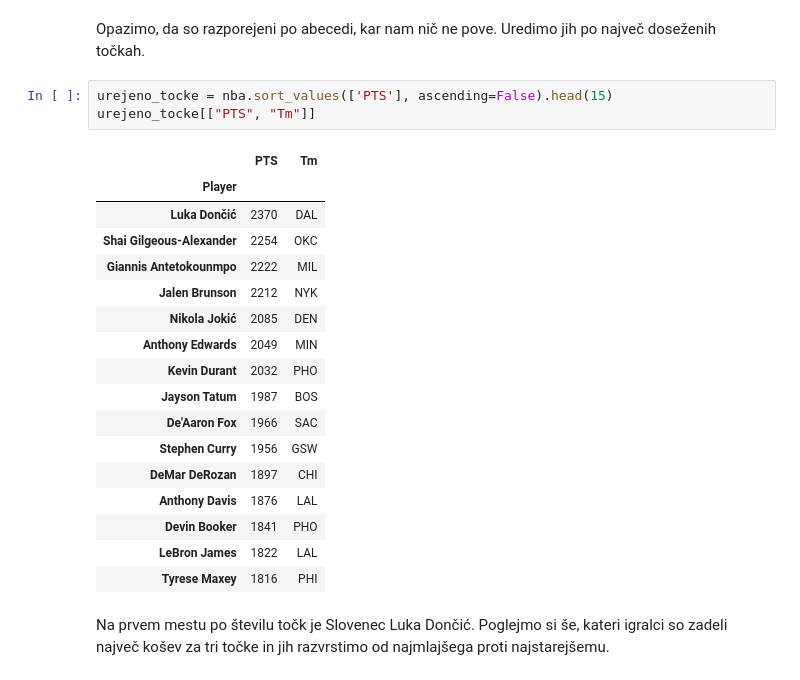
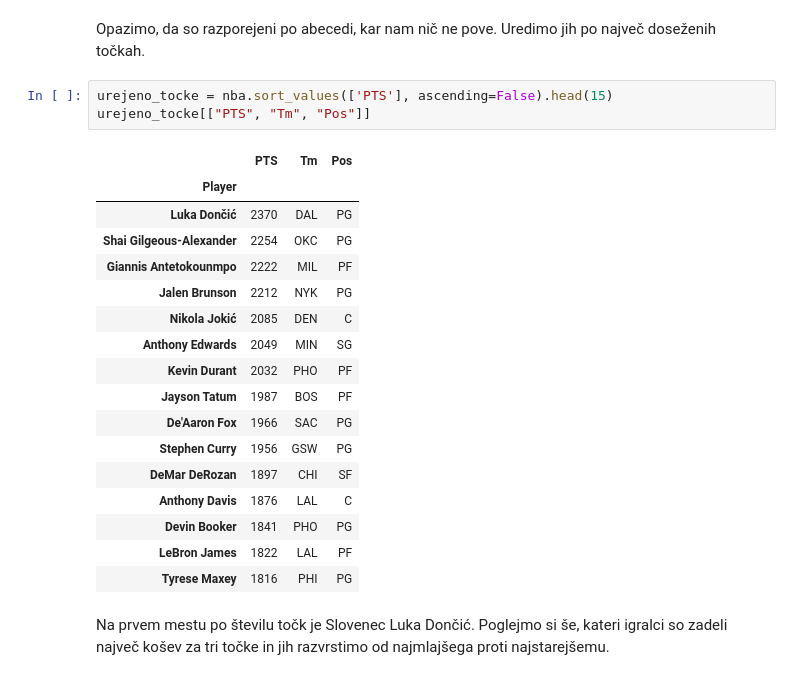
Before and after one commit to elizapecoraro/Eliza-Pecoraro-Projektna-naloga-UVP, a Jupyter notebook: analiza.ipynb, the cells around one changed output. Cells and saved outputs as stored; diff of their text form.

```diff
--- a/analiza.ipynb
+++ b/analiza.ipynb
@@ -100,25 +100,25 @@ nba.head(15)
 Opazimo, da so razporejeni po abecedi, kar nam nič ne pove. Uredimo jih po največ doseženih točkah.
 # %%
 urejeno_tocke = nba.sort_values(['PTS'], ascending=False).head(15)
-urejeno_tocke[["PTS", "Tm"]]
+urejeno_tocke[["PTS", "Tm", "Pos"]]
 # %% [output]
-|  | PTS | Tm |
-| Player |  |  |
-| Luka Dončić | 2370 | DAL |
-| Shai Gilgeous-Alexander | 2254 | OKC |
-| Giannis Antetokounmpo | 2222 | MIL |
-| Jalen Brunson | 2212 | NYK |
-| Nikola Jokić | 2085 | DEN |
-| Anthony Edwards | 2049 | MIN |
-| Kevin Durant | 2032 | PHO |
-| Jayson Tatum | 1987 | BOS |
-| De'Aaron Fox | 1966 | SAC |
-| Stephen Curry | 1956 | GSW |
-| DeMar DeRozan | 1897 | CHI |
-| Anthony Davis | 1876 | LAL |
-| Devin Booker | 1841 | PHO |
-| LeBron James | 1822 | LAL |
-| Tyrese Maxey | 1816 | PHI |
+|  | PTS | Tm | Pos |
+| Player |  |  |  |
+| Luka Dončić | 2370 | DAL | PG |
+| Shai Gilgeous-Alexander | 2254 | OKC | PG |
+| Giannis Antetokounmpo | 2222 | MIL | PF |
+| Jalen Brunson | 2212 | NYK | PG |
+| Nikola Jokić | 2085 | DEN | C |
+| Anthony Edwards | 2049 | MIN | SG |
+| Kevin Durant | 2032 | PHO | PF |
+| Jayson Tatum | 1987 | BOS | PF |
+| De'Aaron Fox | 1966 | SAC | PG |
+| Stephen Curry | 1956 | GSW | PG |
+| DeMar DeRozan | 1897 | CHI | SF |
+| Anthony Davis | 1876 | LAL | C |
+| Devin Booker | 1841 | PHO | PG |
+| LeBron James | 1822 | LAL | PF |
+| Tyrese Maxey | 1816 | PHI | PG |
 # %% [markdown]
 Na prvem mestu po številu točk je Slovenec Luka Dončić. Poglejmo si še, kateri igralci so zadeli največ košev za tri točke in jih razvrstimo od najmlajšega proti najstarejšemu.
 # %%
```
Also changed, not shown: parts of 4 cells of this notebook.
